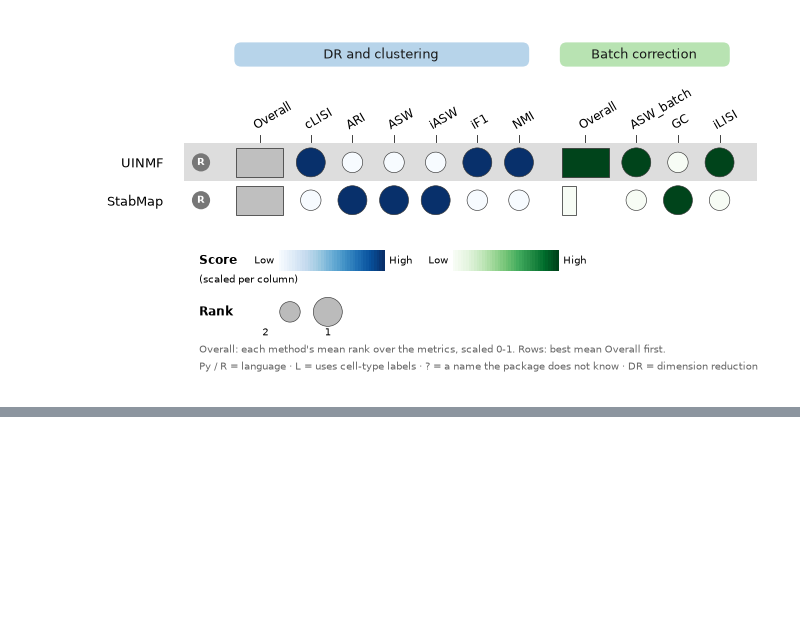
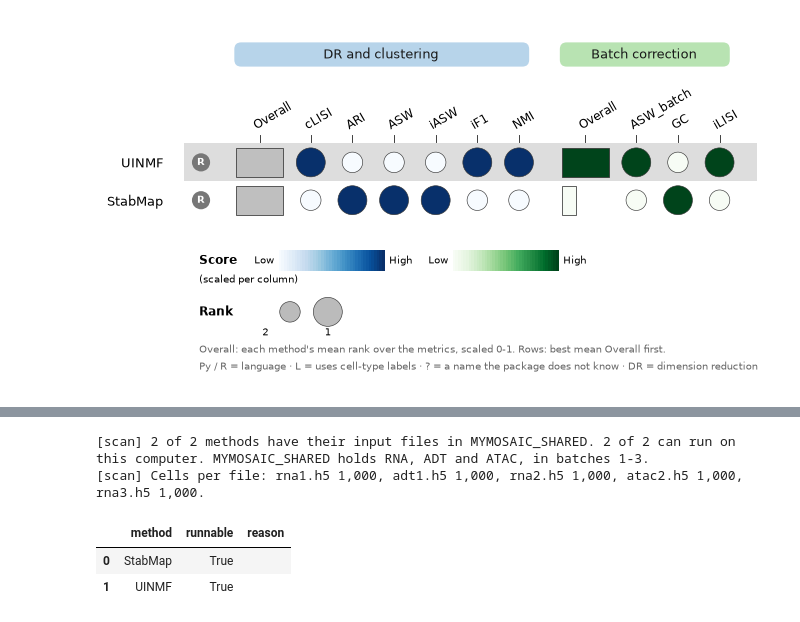
Before and after one commit to DSichang/scMultiBench, a Jupyter notebook: tutorials/mosaic_shared/mosaic_shared.ipynb, the cells around one changed output, grey strips where cells are left out. Cells and saved outputs as stored; diff of their text form; code cells hidden in the pictures; blank space fills up the shorter version.

```diff
--- a/tutorials/mosaic_shared/mosaic_shared.ipynb
+++ b/tutorials/mosaic_shared/mosaic_shared.ipynb
@@ -207 +193,10 @@ To run them all, set `METHODS` to these names in section 2 and run the notebook
+# %%
+mtb.scan(NAME, "mosaic", methods=METHODS, data_path="mydata",
+         per_method=True)
+# %% [output]
+[scan] 2 of 2 methods have their input files in MYMOSAIC_SHARED. 2 of 2 can run on this computer. MYMOSAIC_SHARED holds RNA, ADT and ATAC, in batches 1-3.
+[scan] Cells per file: rna1.h5 1,000, adt1.h5 1,000, rna2.h5 1,000, atac2.h5 1,000, rna3.h5 1,000.
+|  | method | runnable | reason |
+| 0 | StabMap | True |  |
+| 1 | UINMF | True |  |
 # %% [markdown]
```
Also changed, not shown: parts of 20 cells of this notebook, 43 other files.
